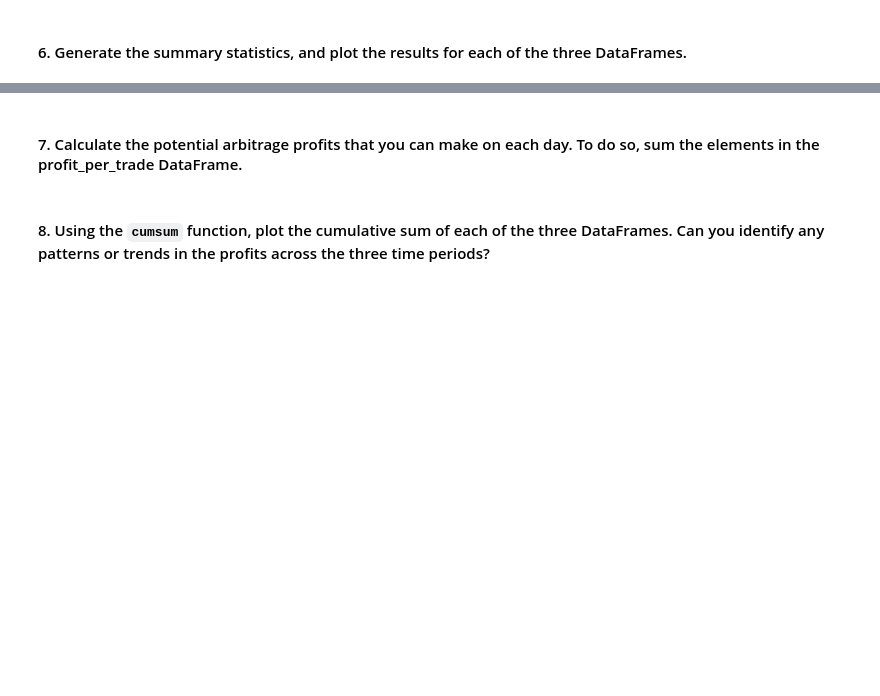
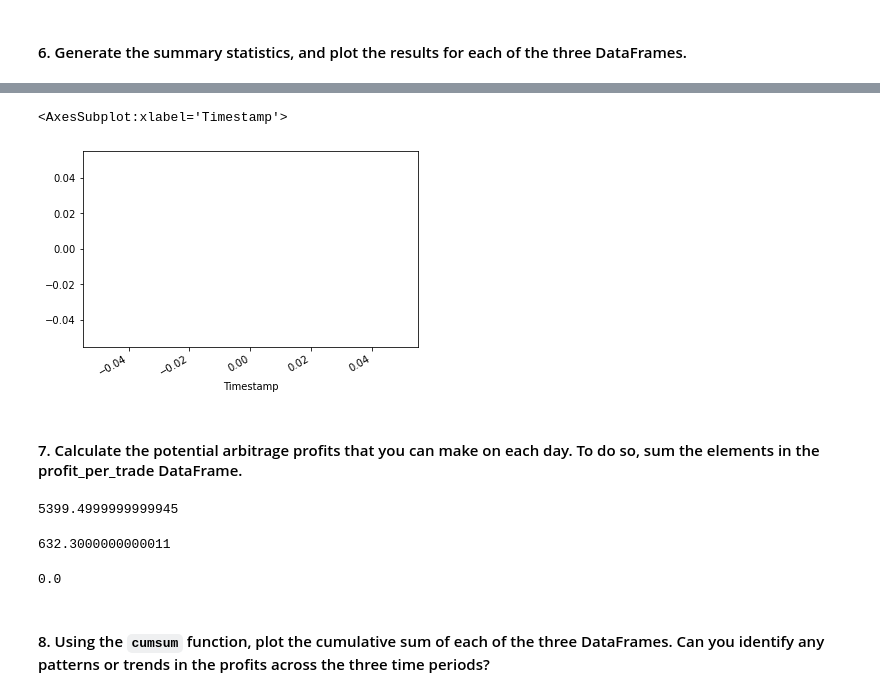
Before and after one commit to endie5/challenge3, a Jupyter notebook: Starter_Code/crypto_arbitrage.ipynb, the cells around one changed output, grey strips where cells are left out. Saved outputs shown, nothing was run; the diff lists cells and outputs as text; code cells hidden in the pictures; blank space fills up the shorter version.

```diff
--- a/Starter_Code/crypto_arbitrage.ipynb
+++ b/Starter_Code/crypto_arbitrage.ipynb
@@ -760,8 +848,24 @@ SyntaxError: invalid syntax (<ipython-input-54-276f20b4d17b>, line 3)
+# %%
+profit_per_trade_late.plot()
+# %% [output]
+<AxesSubplot:xlabel='Timestamp'>
+[figure, added]
 # %% [markdown]
 #### 7. Calculate the potential arbitrage profits that you can make on each day. To do so, sum the elements in the profit_per_trade DataFrame.
 # %%
 # Calculate the sum of the potential profits for the early profit per trade DataFrame
 # YOUR CODE HERE
+profit_per_trade_early.sum()
+# %% [output]
+5399.4999999999945
+# %%
+profit_per_trade_middle.sum()
+# %% [output]
+632.3000000000011
+# %%
+profit_per_trade_late.sum()
+# %% [output]
+0.0
 # %% [markdown]
 #### 8. Using the `cumsum` function, plot the cumulative sum of each of the three DataFrames. Can you identify any patterns or trends in the profits across the three time periods?
 # %%
```
Also changed, not shown: parts of 12 cells of this notebook.
